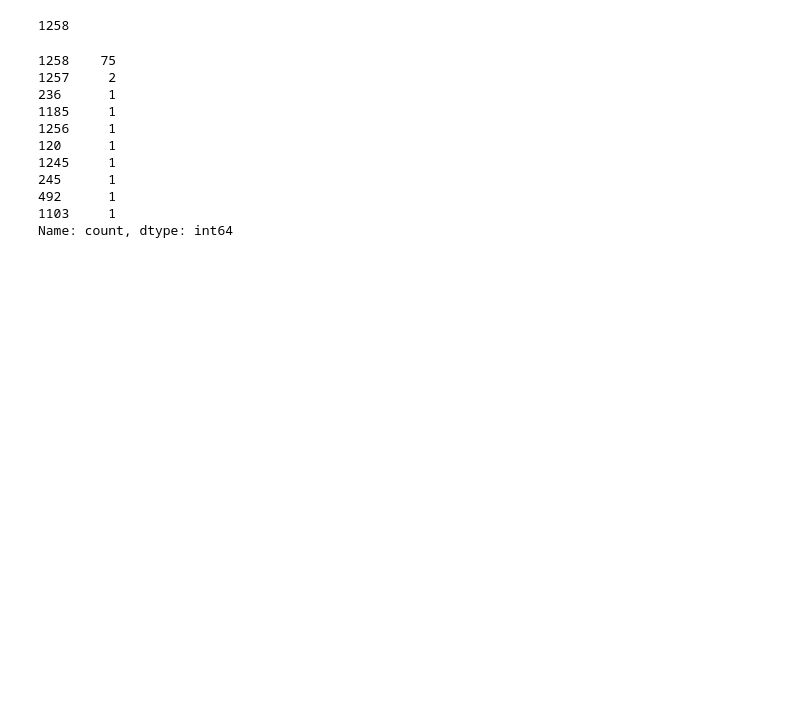
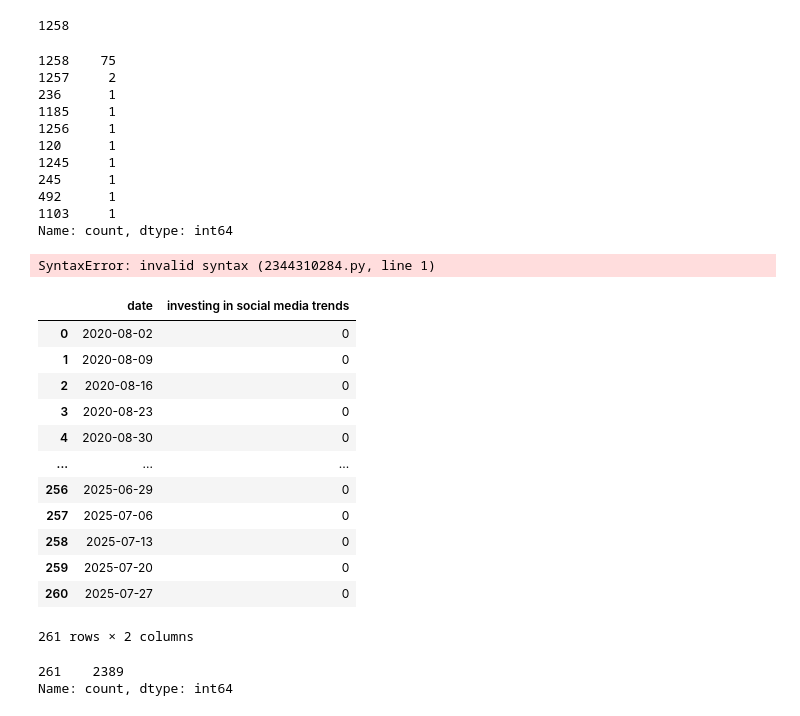
Before and after one commit to YishayPo/needleInHaystack, a Jupyter notebook: sandbox.ipynb, the cells around one changed output. Saved outputs shown, nothing was run; the diff lists cells and outputs as text; code cells hidden in the pictures; blank space fills up the shorter version.

```diff
--- a/sandbox.ipynb
+++ b/sandbox.ipynb
@@ -12,7 +12,11 @@ import logging
 
 def safe_read_csv(file_path)->Optional[pd.DataFrame]:
     try:
-        return pd.read_csv(file_path)
+        df = pd.read_csv(file_path)
+        if df.empty:
+            logging.warning(f"DataFrame from {file_path} is empty.")
+            return None
+        return df
     except Exception as e:
         logging.warning(f"Error reading {file_path}: {e}")
         return None
@@ -93,4 +97,27 @@ stocks_shapes.value_counts()
 1103     1
 Name: count, dtype: int64
 # %%
-volume_dfs_shapes={df.}
+# %% [output]
+SyntaxError: invalid syntax (2344310284.py, line 1)
+# %%
+trends_dfs[0]
+# %% [output]
+|  | date | investing in social media trends |
+| 0 | 2020-08-02 | 0 |
+| 1 | 2020-08-09 | 0 |
+| 2 | 2020-08-16 | 0 |
+| 3 | 2020-08-23 | 0 |
+| 4 | 2020-08-30 | 0 |
+| ... | ... | ... |
+| 256 | 2025-06-29 | 0 |
+| 257 | 2025-07-06 | 0 |
+| 258 | 2025-07-13 | 0 |
+| 259 | 2025-07-20 | 0 |
+| 260 | 2025-07-27 | 0 |
+261 rows × 2 columns
+# %%
+trends_dfs_shapes = pd.Series({df.columns[1]: df.shape[0] for df in trends_dfs})
+trends_dfs_shapes.value_counts()
+# %% [output]
+261    2389
+Name: count, dtype: int64
```
Also changed, not shown: parts of 1 cell of this notebook.
